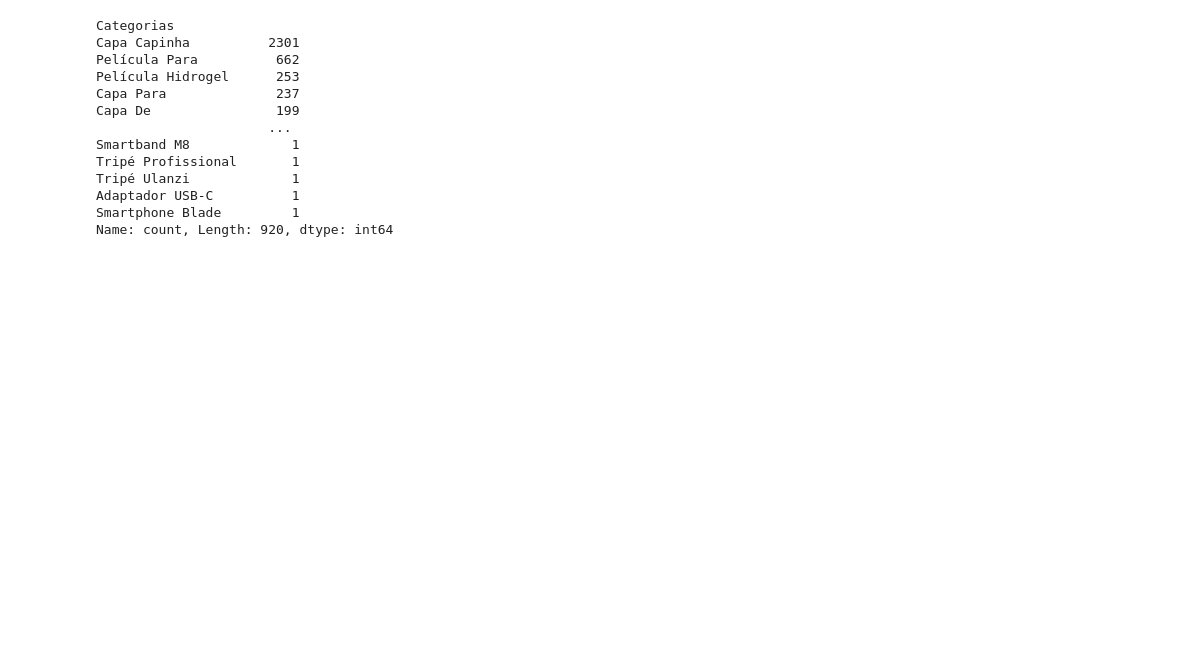
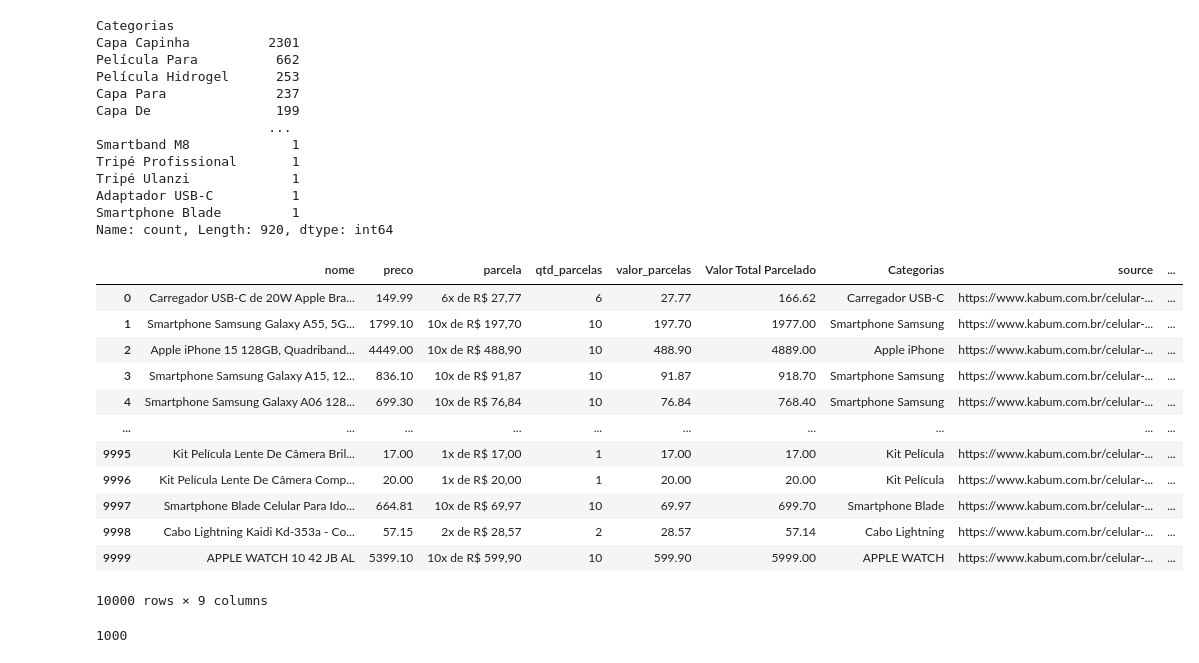
Before and after one commit to Marcelo2506/WebScraping-Kabum, a Jupyter notebook: Transform Code.ipynb, the cells around one changed output. Cells and saved outputs as stored; diff of their text form; code cells hidden in the pictures; blank space fills up the shorter version.

```diff
--- a/Transform Code.ipynb
+++ b/Transform Code.ipynb
@@ -208,3 +220,23 @@ Tripé Ulanzi             1
 Adaptador USB-C          1
 Smartphone Blade         1
 Name: count, Length: 920, dtype: int64
+# %%
+df1['source'] = 'https://www.kabum.com.br/celular-smartphone'
+# %%
+df1['Data'] = datetime.now()
+# %%
+df1
+# %% [output]
+|  | nome | preco | parcela | qtd_parcelas | valor_parcelas | Valor Total Parcelado | Categorias | source | ... |
+| 0 | Carregador USB-C de 20W Apple Bra... | 149.99 | 6x de R$ 27,77 | 6 | 27.77 | 166.62 | Carregador USB-C | https://www.kabum.com.br/celular-... | ... |
+| 1 | Smartphone Samsung Galaxy A55, 5G... | 1799.10 | 10x de R$ 197,70 | 10 | 197.70 | 1977.00 | Smartphone Samsung | https://www.kabum.com.br/celular-... | ... |
+| 2 | Apple iPhone 15 128GB, Quadriband... | 4449.00 | 10x de R$ 488,90 | 10 | 488.90 | 4889.00 | Apple iPhone | https://www.kabum.com.br/celular-... | ... |
+| 3 | Smartphone Samsung Galaxy A15, 12... | 836.10 | 10x de R$ 91,87 | 10 | 91.87 | 918.70 | Smartphone Samsung | https://www.kabum.com.br/celular-... | ... |
+| 4 | Smartphone Samsung Galaxy A06 128... | 699.30 | 10x de R$ 76,84 | 10 | 76.84 | 768.40 | Smartphone Samsung | https://www.kabum.com.br/celular-... | ... |
+| ... | ... | ... | ... | ... | ... | ... | ... | ... | ... |
+| 9995 | Kit Película Lente De Câmera Bril... | 17.00 | 1x de R$ 17,00 | 1 | 17.00 | 17.00 | Kit Película | https://www.kabum.com.br/celular-... | ... |
+| 9996 | Kit Película Lente De Câmera Comp... | 20.00 | 1x de R$ 20,00 | 1 | 20.00 | 20.00 | Kit Película | https://www.kabum.com.br/celular-... | ... |
+| 9997 | Smartphone Blade Celular Para Ido... | 664.81 | 10x de R$ 69,97 | 10 | 69.97 | 699.70 | Smartphone Blade | https://www.kabum.com.br/celular-... | ... |
+| 9998 | Cabo Lightning Kaidi Kd-353a - Co... | 57.15 | 2x de R$ 28,57 | 2 | 28.57 | 57.14 | Cabo Lightning | https://www.kabum.com.br/celular-... | ... |
+| 9999 | APPLE WATCH 10 42 JB AL | 5399.10 | 10x de R$ 599,90 | 10 | 599.90 | 5999.00 | APPLE WATCH | https://www.kabum.com.br/celular-... | ... |
+10000 rows × 9 columns
@@ -210,0 +251,6 @@ Name: count, Length: 920, dtype: int64
+# %%
+engine = create_engine(f'postgresql+psycopg2://{usuario}:{senha}@{host}:{porta}/{banco}')
+
+df1.to_sql('Smartphones',con=engine,if_exists='replace',index=False)
+# %% [output]
+1000
```
Also changed, not shown: parts of 4 cells of this notebook, 4 other files.
